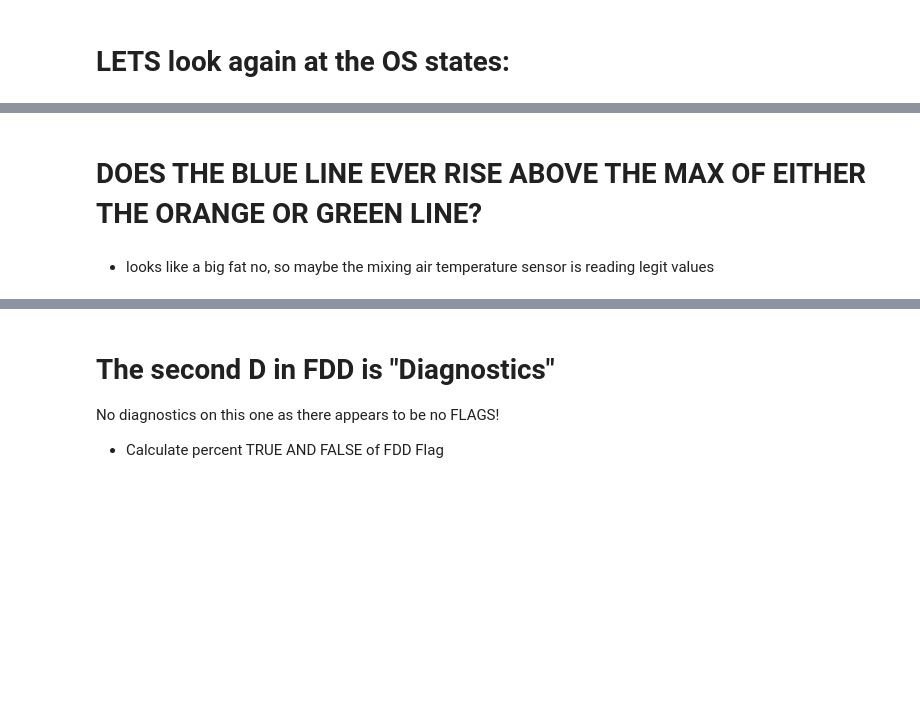
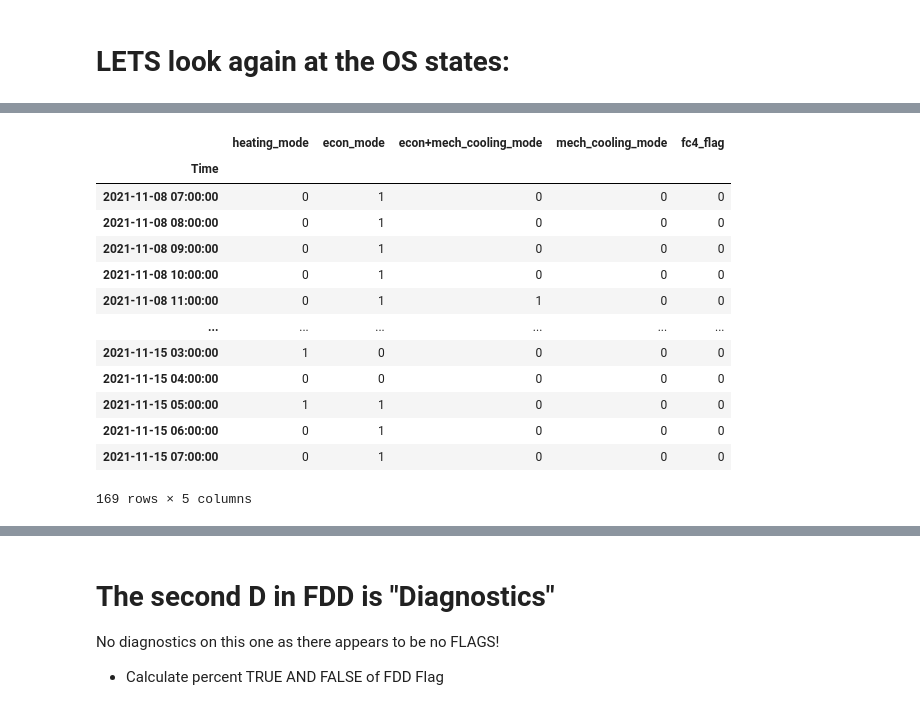
Before and after one commit to spillz-dxb/my-weekend-fdd-hobby, a Jupyter notebook: fc4_operating_states.ipynb, the cells around one changed output, grey strips where cells are left out. Saved outputs shown, nothing was run; the diff lists cells and outputs as text; code cells hidden in the pictures; blank space fills up the shorter version.

```diff
--- a/fc4_operating_states.ipynb
+++ b/fc4_operating_states.ipynb
@@ -118,0 +123,2 @@ rtu_os_states['mech_cooling'] = rtu_os_states['economizer_sig'].eq(rtu_os_states
+# %%
+rtu_os_states = rtu_os_states.astype(int)
@@ -268,4 +137,0 @@ rtu_temps_debug.describe()
-# %% [markdown]
-# DOES THE BLUE LINE EVER RISE ABOVE THE MAX OF EITHER THE ORANGE OR GREEN LINE?
-# %% [markdown]
-* looks like a big fat no, so maybe the mixing air temperature sensor is reading legit values
@@ -273,0 +138,24 @@ rtu_temps_debug.plot(figsize=(25,8))
+# %%
+# delta_os_max is what we defined Internal Variables per G36 Spec Imperial Units
+# value of 7, so I think if there are more than 7 changes per hour == FLAG!!!
+
+rtu_os_states['fc4_flag'] = rtu_os_states[rtu_os_states.columns].gt(delta_os_max).any(1)
+
+rtu_os_states = rtu_os_states.astype(int)
+
+rtu_os_states
+# %% [output]
+|  | heating_mode | econ_mode | econ+mech_cooling_mode | mech_cooling_mode | fc4_flag |
+| Time |  |  |  |  |  |
+| 2021-11-08 07:00:00 | 0 | 1 | 0 | 0 | 0 |
+| 2021-11-08 08:00:00 | 0 | 1 | 0 | 0 | 0 |
+| 2021-11-08 09:00:00 | 0 | 1 | 0 | 0 | 0 |
+| 2021-11-08 10:00:00 | 0 | 1 | 0 | 0 | 0 |
+| 2021-11-08 11:00:00 | 0 | 1 | 1 | 0 | 0 |
+| ... | ... | ... | ... | ... | ... |
+| 2021-11-15 03:00:00 | 1 | 0 | 0 | 0 | 0 |
+| 2021-11-15 04:00:00 | 0 | 0 | 0 | 0 | 0 |
+| 2021-11-15 05:00:00 | 1 | 1 | 0 | 0 | 0 |
+| 2021-11-15 06:00:00 | 0 | 1 | 0 | 0 | 0 |
+| 2021-11-15 07:00:00 | 0 | 1 | 0 | 0 | 0 |
+169 rows × 5 columns
```
Also changed, not shown: parts of 52 cells of this notebook, 4 other files.
